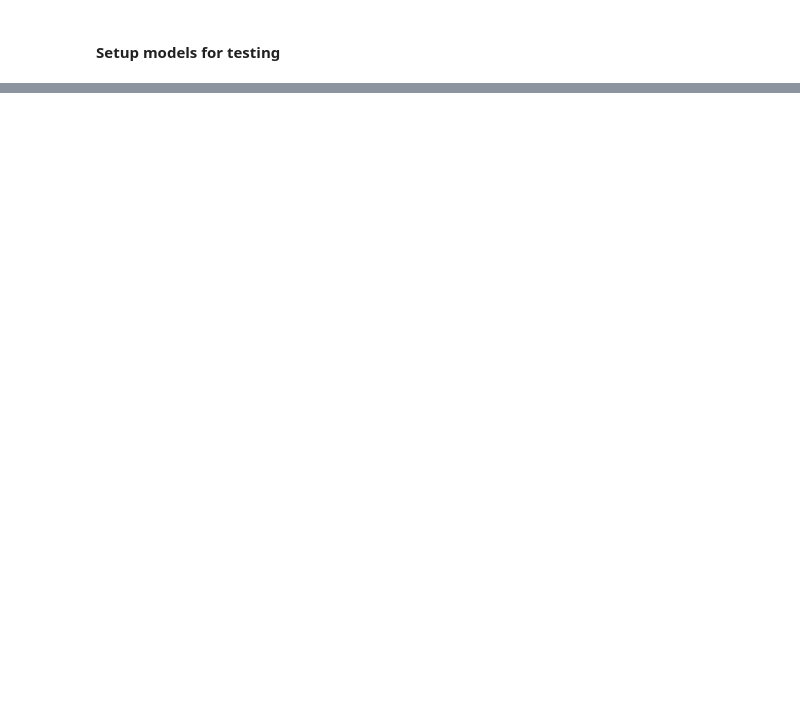
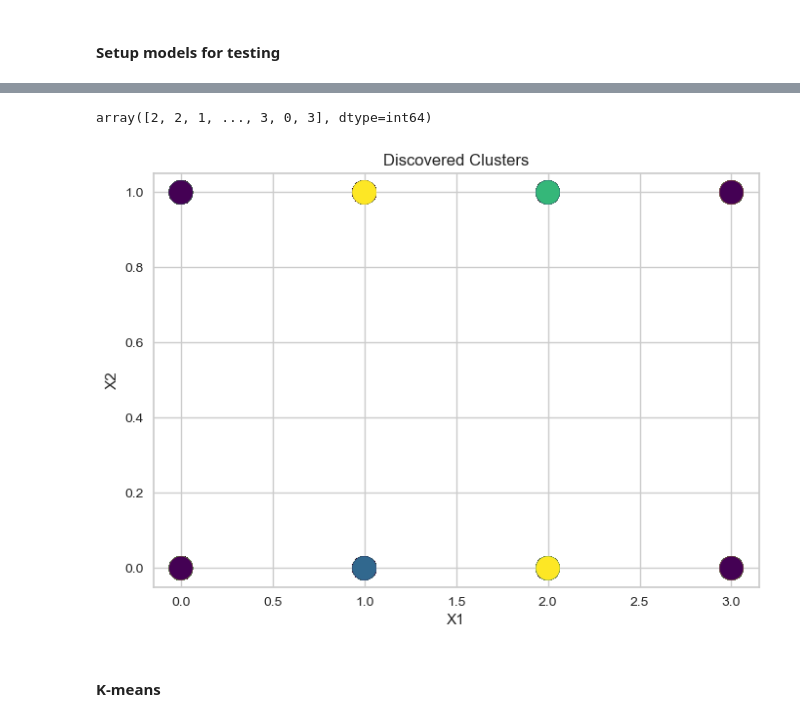
Before and after one commit to cph-oo221/Dat4-BI-Exam, a Jupyter notebook: Main.ipynb, the cells around one changed output, grey strips where cells are left out. Drawn from its saved outputs; the diff is of its cells as text; code cells hidden in the pictures; blank space fills up the shorter version.

```diff
--- a/Main.ipynb
+++ b/Main.ipynb
@@ -360,0 +419,17 @@ We can see that people say that the are energy efficient generally tend to have
+# %%
+Y = model.fit_predict(X)
+Y
+# %% [output]
+array([2, 2, 1, ..., 3, 0, 3], dtype=int64)
+# %%
+
+plt.scatter(X[:, 0], X[:, 1], s=300, c=Y, cmap='viridis')
+plt.title('Discovered Clusters')
+plt.xlabel('X1')
+plt.ylabel('X2')
+# plt.legend()
+plt.show()
+# %% [output]
+[figure, added]
+# %% [markdown]
+#### K-means
```
Also changed, not shown: parts of 23 cells of this notebook.
